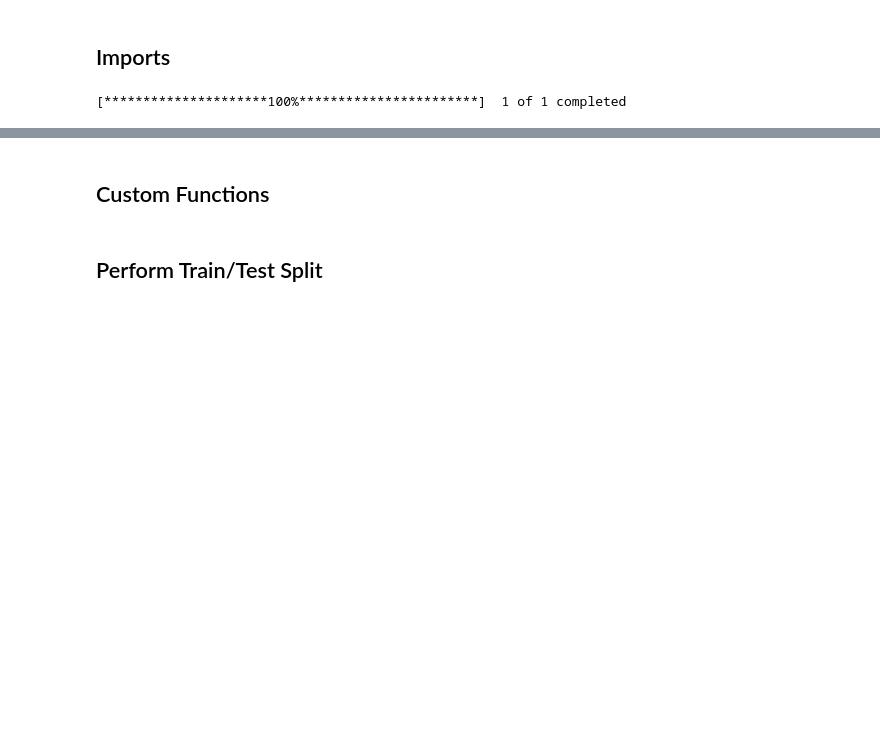
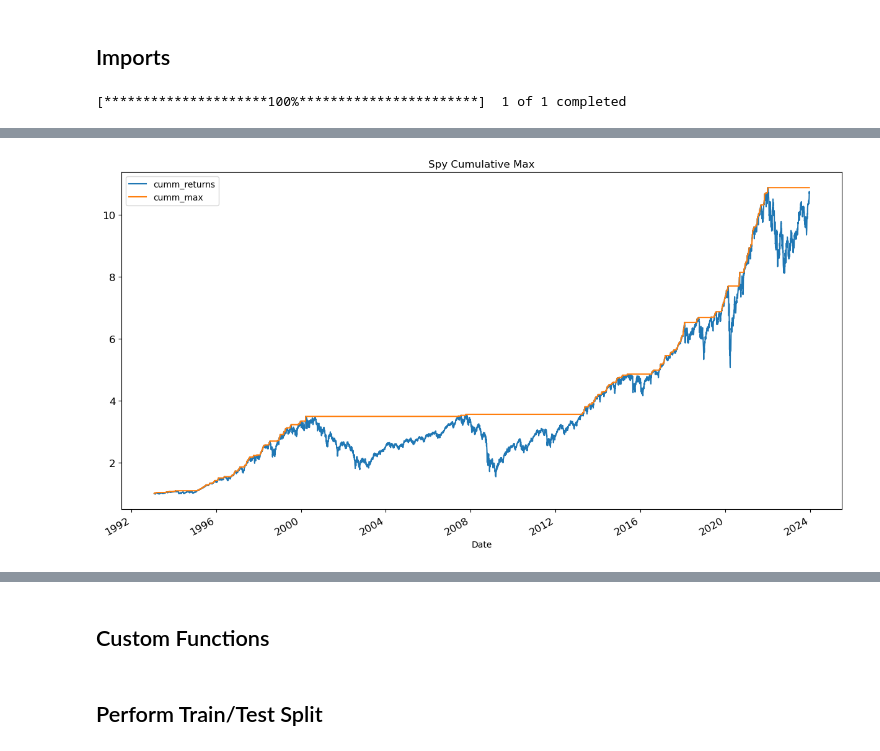
Before and after one commit to chrishunt11/Algorithmic_Trading_Python, a Jupyter notebook: Stock Predictions.ipynb, the cells around one changed output, grey strips where cells are left out. Saved outputs shown, nothing was run; the diff lists cells and outputs as text; code cells hidden in the pictures; blank space fills up the shorter version.

```diff
--- a/Stock Predictions.ipynb
+++ b/Stock Predictions.ipynb
@@ -77,0 +150,3 @@ df.describe()
+# %%
+# Calculating draw downs (finding the peaks and valleys)
+spy['cumm_max'] = spy.cumm_returns.cummax()
@@ -77,0 +170,5 @@ df.describe()
+# %%
+spy[["cumm_returns","cumm_max"]].plot(figsize=(15,8), title='Spy Cumulative Max', fontsize=12)
+plt.show()
+# %% [output]
+[figure, added]
```
Also changed, not shown: parts of 62 cells of this notebook, 2 other files.
